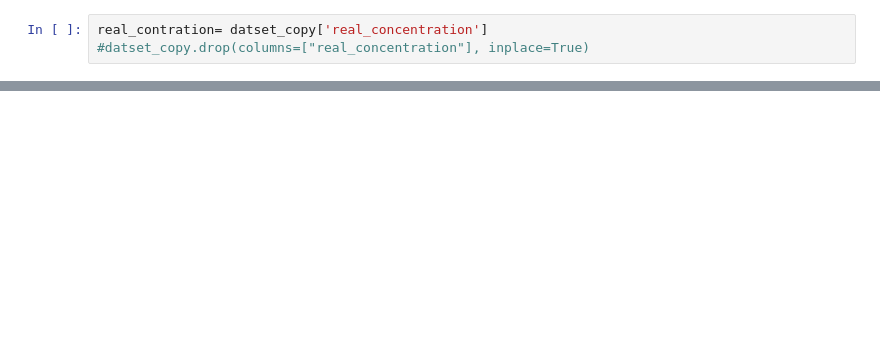
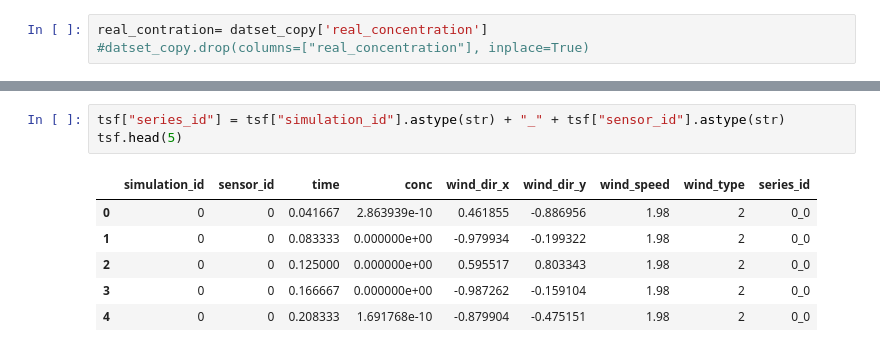
Before and after one commit to minicla03/PENTION, a Jupyter notebook: EmissionSouceLocalization/emission_source.ipynb, the cells around one changed output, grey strips where cells are left out. Drawn from its saved outputs; the diff is of its cells as text; blank space fills up the shorter version.

```diff
--- a/EmissionSouceLocalization/emission_source.ipynb
+++ b/EmissionSouceLocalization/emission_source.ipynb
@@ -274,0 +220,10 @@ Epoch 50, Loss: 56575.6367
+# %%
+tsf["series_id"] = tsf["simulation_id"].astype(str) + "_" + tsf["sensor_id"].astype(str)
+tsf.head(5)
+# %% [output]
+|  | simulation_id | sensor_id | time | conc | wind_dir_x | wind_dir_y | wind_speed | wind_type | series_id |
+| 0 | 0 | 0 | 0.041667 | 2.863939e-10 | 0.461855 | -0.886956 | 1.98 | 2 | 0_0 |
+| 1 | 0 | 0 | 0.083333 | 0.000000e+00 | -0.979934 | -0.199322 | 1.98 | 2 | 0_0 |
+| 2 | 0 | 0 | 0.125000 | 0.000000e+00 | 0.595517 | 0.803343 | 1.98 | 2 | 0_0 |
+| 3 | 0 | 0 | 0.166667 | 0.000000e+00 | -0.987262 | -0.159104 | 1.98 | 2 | 0_0 |
+| 4 | 0 | 0 | 0.208333 | 1.691768e-10 | -0.879904 | -0.475151 | 1.98 | 2 | 0_0 |
```
Also changed, not shown: parts of 20 cells of this notebook, 6 other files.
